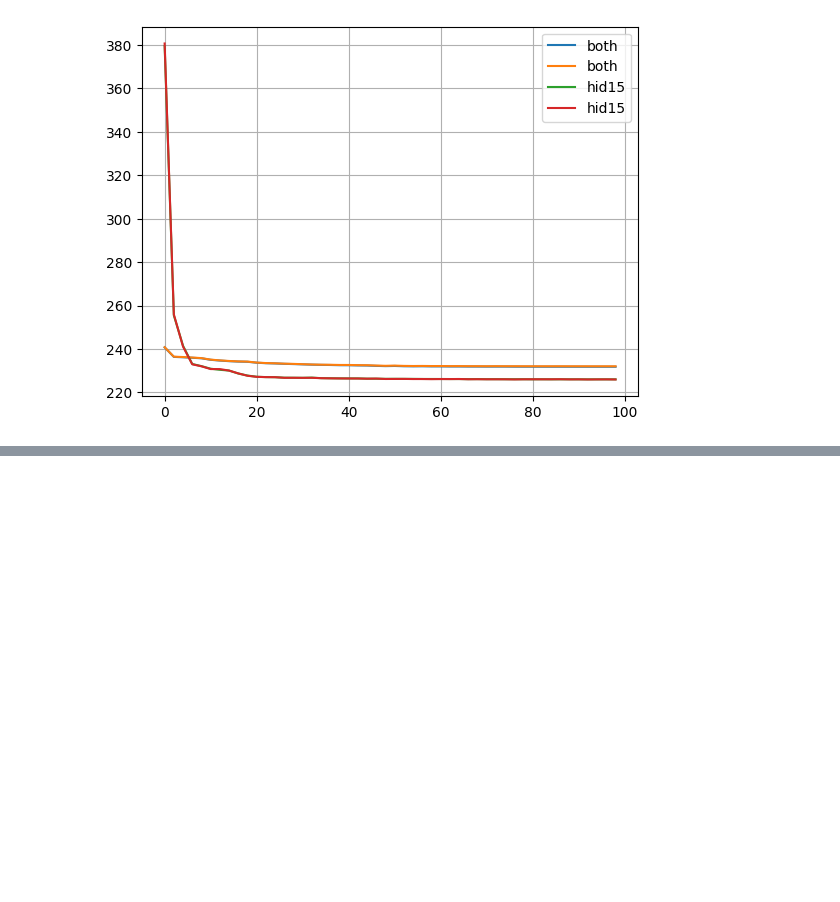
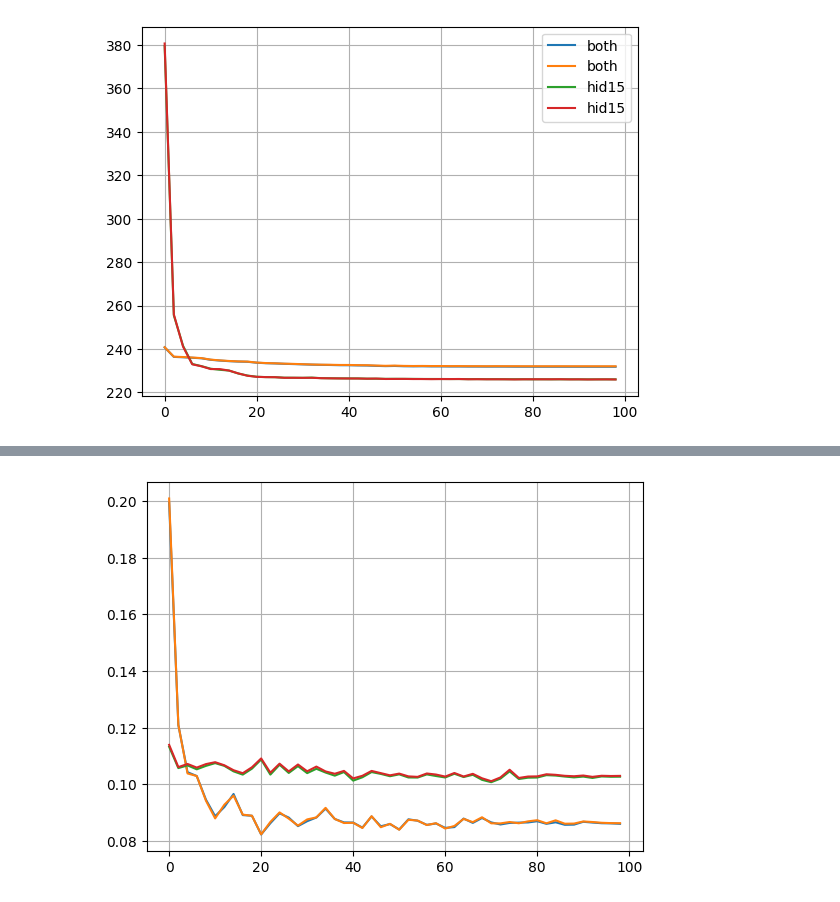
Before and after one commit to marianaw/egnn, a Jupyter notebook: notebooks/results_divein.ipynb, the cells around one changed output, grey strips where cells are left out. Cells and saved outputs as stored; diff of their text form; code cells hidden in the pictures; blank space fills up the shorter version.

Commit message:
Fixed without coordinates

```diff
--- a/notebooks/results_divein.ipynb
+++ b/notebooks/results_divein.ipynb
@@ -68,0 +58,11 @@ plt.show()
+# %%
+plt.plot(c30_base['train']['epoch'], c30_base['train']['adj_err'])
+plt.plot(c30_base['val']['epoch'], c30_base['val']['adj_err'])
+
+plt.plot(c30_coord['train']['epoch'], c30_coord['train']['adj_err'])
+plt.plot(c30_coord['val']['epoch'], c30_coord['val']['adj_err'])
+
+plt.grid()
+plt.show()
+# %% [output]
+[figure, added]
```
Also changed, not shown: parts of 3 cells of this notebook, 1 other file.
